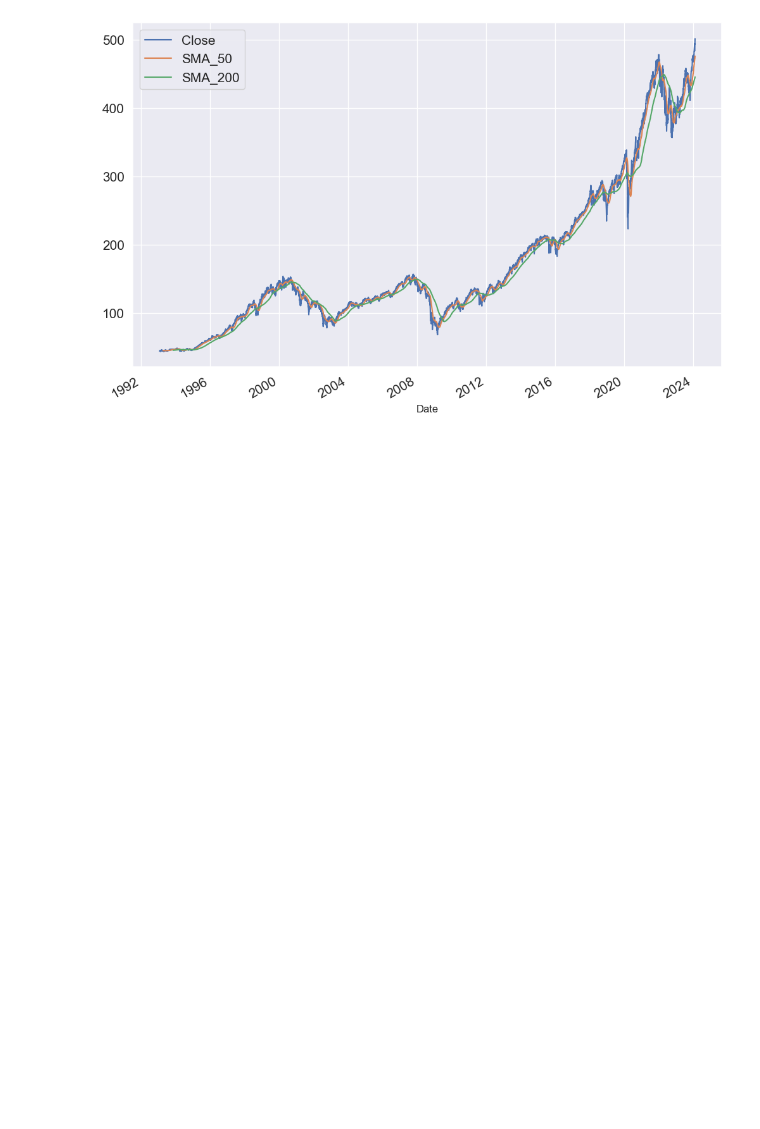
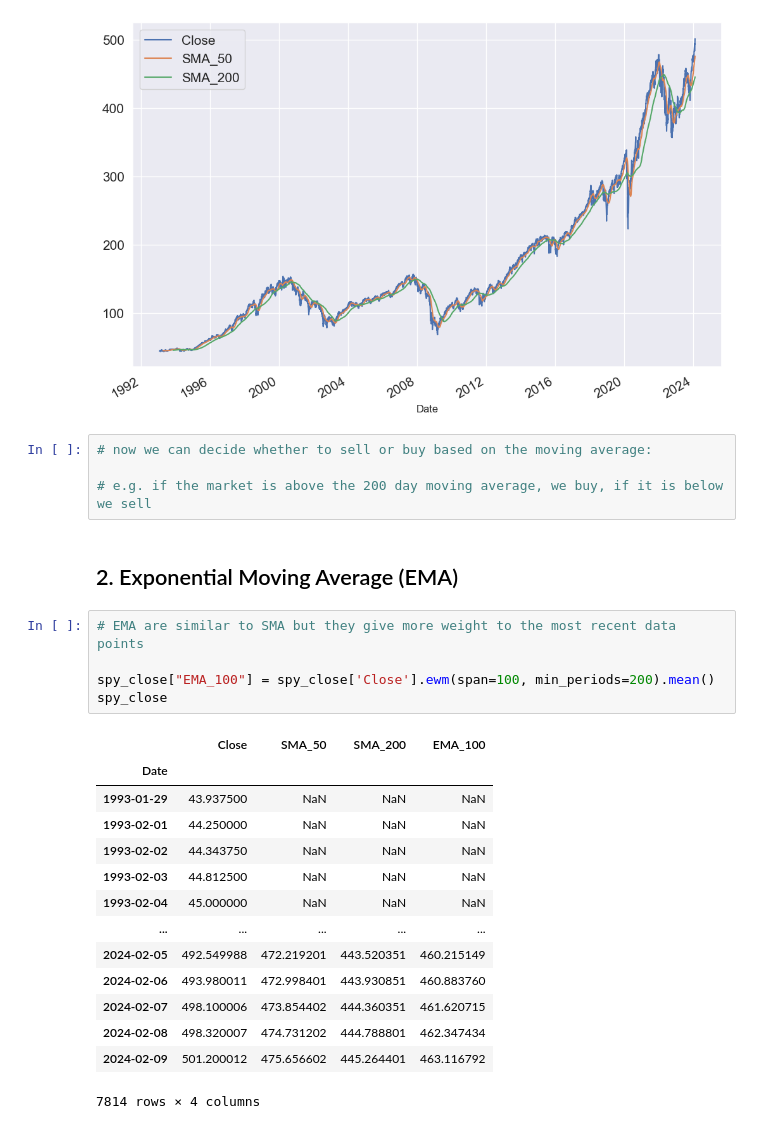
Before and after one commit to Haritosh98/QuantProgram-Python-Algorithmic-Trading, a Jupyter notebook: notebooks/chapter_3_simple_moving_average.ipynb, the cells around one changed output. Cells and saved outputs as stored; diff of their text form; blank space fills up the shorter version.

```diff
--- a/notebooks/chapter_3_simple_moving_average.ipynb
+++ b/notebooks/chapter_3_simple_moving_average.ipynb
@@ -269,3 +375,29 @@ plt.legend(loc = "upper left", fontsize = 15)
 plt.show()
 # %% [output]
 [figure]
+# %%
+# now we can decide whether to sell or buy based on the moving average:
+
+# e.g. if the market is above the 200 day moving average, we buy, if it is below we sell
+# %% [markdown]
+## 2. Exponential Moving Average (EMA)
+# %%
+# EMA are similar to SMA but they give more weight to the most recent data points
+
+spy_close["EMA_100"] = spy_close['Close'].ewm(span=100, min_periods=200).mean()
+spy_close
+# %% [output]
+|  | Close | SMA_50 | SMA_200 | EMA_100 |
+| Date |  |  |  |  |
+| 1993-01-29 | 43.937500 | NaN | NaN | NaN |
+| 1993-02-01 | 44.250000 | NaN | NaN | NaN |
+| 1993-02-02 | 44.343750 | NaN | NaN | NaN |
+| 1993-02-03 | 44.812500 | NaN | NaN | NaN |
+| 1993-02-04 | 45.000000 | NaN | NaN | NaN |
+| ... | ... | ... | ... | ... |
+| 2024-02-05 | 492.549988 | 472.219201 | 443.520351 | 460.215149 |
+| 2024-02-06 | 493.980011 | 472.998401 | 443.930851 | 460.883760 |
+| 2024-02-07 | 498.100006 | 473.854402 | 444.360351 | 461.620715 |
+| 2024-02-08 | 498.320007 | 474.731202 | 444.788801 | 462.347434 |
+| 2024-02-09 | 501.200012 | 475.656602 | 445.264401 | 463.116792 |
+7814 rows × 4 columns
```
Also changed, not shown: parts of 5 cells of this notebook, 9 other files.
